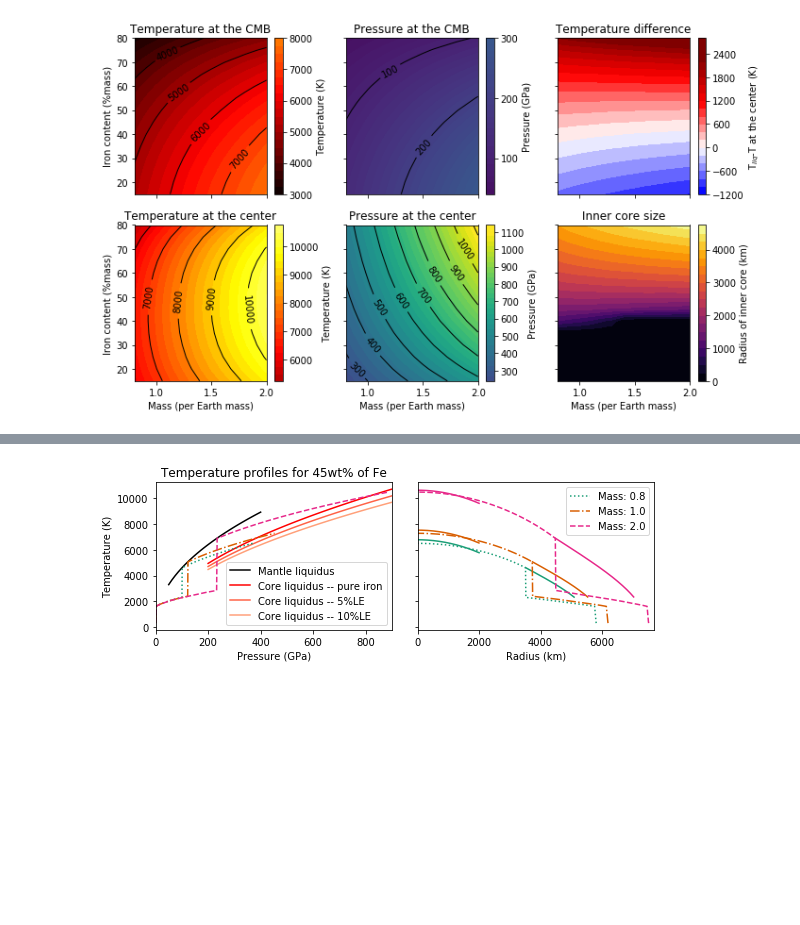
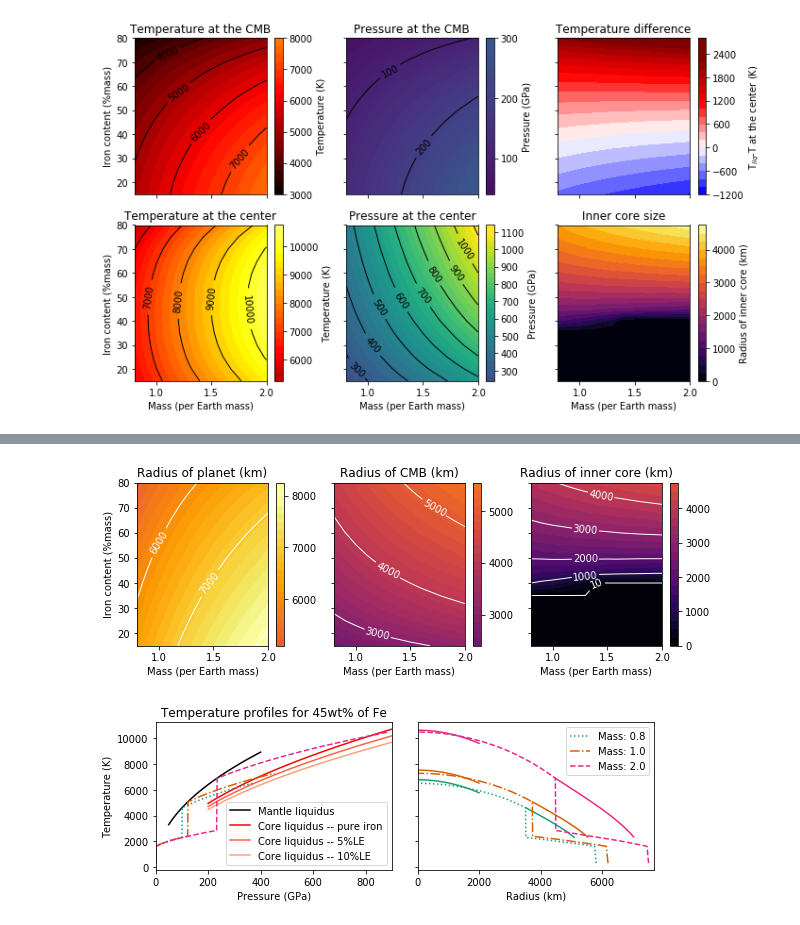
Before and after one commit to irenebonati/exo-cores, a Jupyter notebook: Analysis.ipynb, the cells around one changed output, grey strips where cells are left out. Cells and saved outputs as stored; diff of their text form; code cells hidden in the pictures; blank space fills up the shorter version.

Commit message:
new figures

```diff
--- a/Analysis.ipynb
+++ b/Analysis.ipynb
@@ -432,6 +453,8 @@ Fe = [15, 20, 25, 30, 35, 40, 45, 50,  55, 60,  65, 70,  75, 80]
 filename = file(1.0, 25)
 data = pd.read_csv(filename, skipinitialspace=True, sep=" ", names=names, index_col=False)
 
+#print(data)
+
 M, F = np.meshgrid(Masses, Fe)
 Values_T_CMB = np.zeros_like(M)
 Values_P_CMB = np.zeros_like(M)
@@ -440,6 +463,7 @@ Values_T_0 = np.zeros_like(M)
 Values_P_0 = np.zeros_like(M)
 Values_r_0 = np.zeros_like(M)
 rIC = np.zeros_like(M)
+rPlanet = np.zeros_like(M)
 
 for i, mass in enumerate(Masses):
     for j, iron in enumerate(Fe):
@@ -448,8 +472,11 @@ for i, mass in enumerate(Masses):
         index, Values_r_CMB[j, i], Values_P_CMB[j, i], Values_T_CMB[j, i] = find_CMB(data)
         Values_r_0[j, i], Values_P_0[j, i], Values_T_0[j, i] = center(data)
         rIC[j, i] = find_rIC(data, S=0)
+        rPlanet[j, i] = data["r(m)"].iloc[0]
 
 fig, ax = plt.subplots(2, 3, figsize=[10,6], sharey=True, sharex=True)
+#fig2, ax2 = plt.subplots(1, 3, figsize=[10,3], sharey=True, sharex=True)
+
 
 #sc.set_clim(3000, 11000)
 
@@ -530,3 +554,40 @@ plt.savefig(folder+"/temperature_CMB_center.pdf")
+# %%
+fig, ax = plt.subplots(1, 3, figsize=[10,3], sharey=True, sharex=True)
+
+ticks_r = [10, 1000, 2000, 3000, 4000, 5000, 6000, 7000, 8000]#np.linspace(0, 8000, 9)
+
+sc = ax[2].contourf(M, F, rIC/1e3, 20, cmap = plt.cm.inferno, vmin=0, vmax=8000)
+ax[2].set_xlabel("Mass (per Earth mass)")
+#ax[0,2].set_ylabel("Iron content (%mass)")
+sc2 = ax[2].contour(M, F, rIC/1e3, levels=ticks_r, colors=('w',),linestyles=('-',),linewidths=(1,))
+#sc3 = ax[2].contour(M, F, rIC>1, levels=2, colors=('w',),linestyles=('-',),linewidths=(1,))
+plt.clabel(sc2, fmt = '%2.1d', colors = 'w', fontsize=10)
+colorbar  = fig.colorbar(sc, ax=ax[2], ticks=np.linspace(0, 4000, 5))
+ax[2].set_title("Radius of inner core (km)")
+
+sc = ax[1].contourf(M, F, Values_r_CMB/1e3, 20, cmap = plt.cm.inferno, vmin=0, vmax=8000)
+sc2 = ax[1].contour(M, F, Values_r_CMB/1e3, levels=ticks_r, colors=('w',),linestyles=('-',),linewidths=(1,))
+plt.clabel(sc2, fmt = '%2.1d', colors = 'w', fontsize=10)
+
+ax[1].set_xlabel("Mass (per Earth mass)")
+#ax[0,2].set_ylabel("Iron content (%mass)")
+colorbar  = fig.colorbar(sc, ax=ax[1], ticks=np.linspace(2000, 6000, 5))
+ax[1].set_title("Radius of CMB (km)")
+
+sc3 = ax[0].contourf(M, F, rPlanet/1e3, 20, cmap = plt.cm.inferno, vmin=0, vmax=8000)
+ax[0].set_xlabel("Mass (per Earth mass)")
+#ax[0,2].set_ylabel("Iron content (%mass)")
+sc = ax[0].contourf(M, F, rPlanet/1e3, 20, cmap = plt.cm.inferno, vmin=0, vmax=8000)
+sc2 = ax[0].contour(M, F, rPlanet/1e3, levels=ticks_r, colors=('w',),linestyles=('-',),linewidths=(1,))
+plt.clabel(sc2, fmt = '%2.1d', colors = 'w', fontsize=10)
+colorbar  = fig.colorbar(sc3, ax=ax[0], ticks=np.linspace(6000, 10000, 5))
+ax[0].set_title("Radius of planet (km)")
+
+ax[0].set_ylabel("Iron content (%mass)")
+
+plt.savefig("radius_planet_CMB_IC_FeM_0.pdf")
+# %% [output]
+[figure, added]
 # %%
 if folder == "./With_DTcmb/" or folder == "./No_DTcmb/":
     names = ["g(m/s^2)", "p(GPa)", "rho(kg/m^3)","r(m)", "T(K)", "oups", "Cp(J/kgK)", "alpha(10^-5 1/s)", "Gruneisen(1)", \
```
Also changed, not shown: parts of 12 cells of this notebook.
